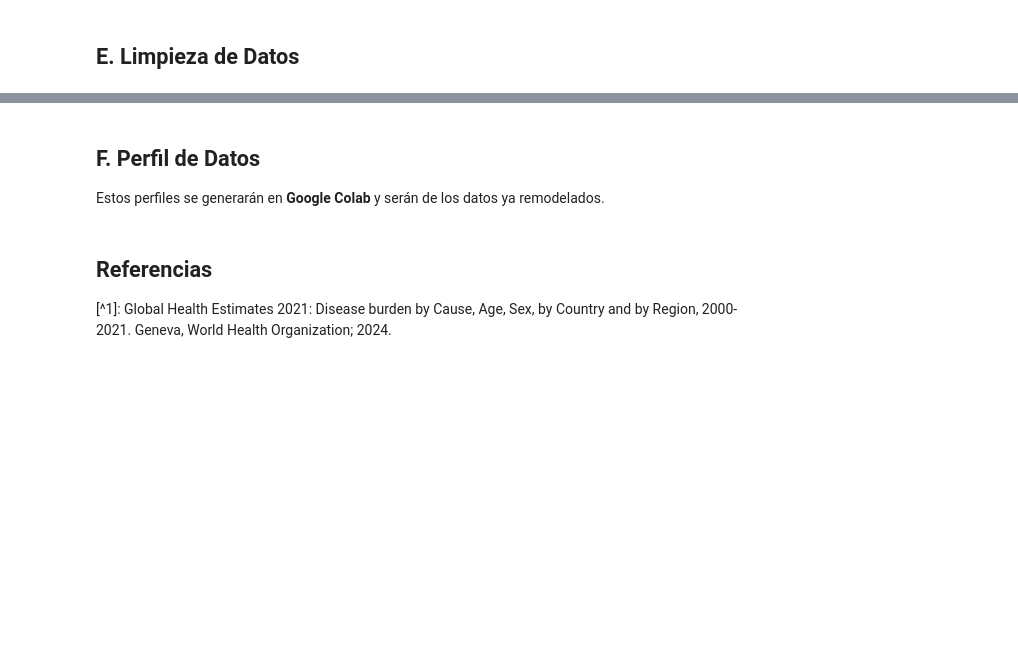
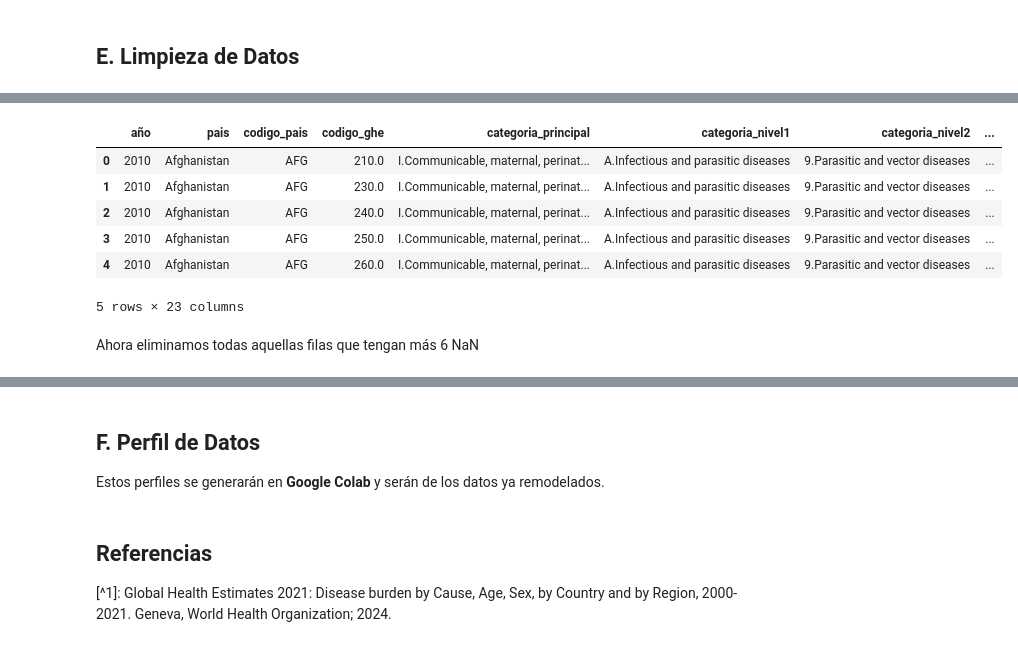
Before and after one commit to P-arsimony/DALY_DataAnalysis, a Jupyter notebook: Data_Cleaning_ByCountry.ipynb, the cells around one changed output, grey strips where cells are left out. Drawn from its saved outputs; the diff is of its cells as text; code cells hidden in the pictures; blank space fills up the shorter version.

```diff
--- a/Data_Cleaning_ByCountry.ipynb
+++ b/Data_Cleaning_ByCountry.ipynb
@@ -487,0 +889,15 @@ dtype: float64
+# %%
+# Nos quedamos con todas menos coeficiente gini
+col_drop = [ 'coeficiente_gini' ]
+df = df.drop( col_drop, axis=1)
+df.head()
+# %% [output]
+|  | año | pais | codigo_pais | codigo_ghe | categoria_principal | categoria_nivel1 | categoria_nivel2 | ... |
+| 0 | 2010 | Afghanistan | AFG | 210.0 | I.Communicable, maternal, perinat... | A.Infectious and parasitic diseases | 9.Parasitic and vector diseases | ... |
+| 1 | 2010 | Afghanistan | AFG | 230.0 | I.Communicable, maternal, perinat... | A.Infectious and parasitic diseases | 9.Parasitic and vector diseases | ... |
+| 2 | 2010 | Afghanistan | AFG | 240.0 | I.Communicable, maternal, perinat... | A.Infectious and parasitic diseases | 9.Parasitic and vector diseases | ... |
+| 3 | 2010 | Afghanistan | AFG | 250.0 | I.Communicable, maternal, perinat... | A.Infectious and parasitic diseases | 9.Parasitic and vector diseases | ... |
+| 4 | 2010 | Afghanistan | AFG | 260.0 | I.Communicable, maternal, perinat... | A.Infectious and parasitic diseases | 9.Parasitic and vector diseases | ... |
+5 rows × 23 columns
+# %% [markdown]
+Ahora eliminamos todas aquellas filas que tengan más 6 NaN
```
Also changed, not shown: parts of 28 cells of this notebook, 1 other file.
